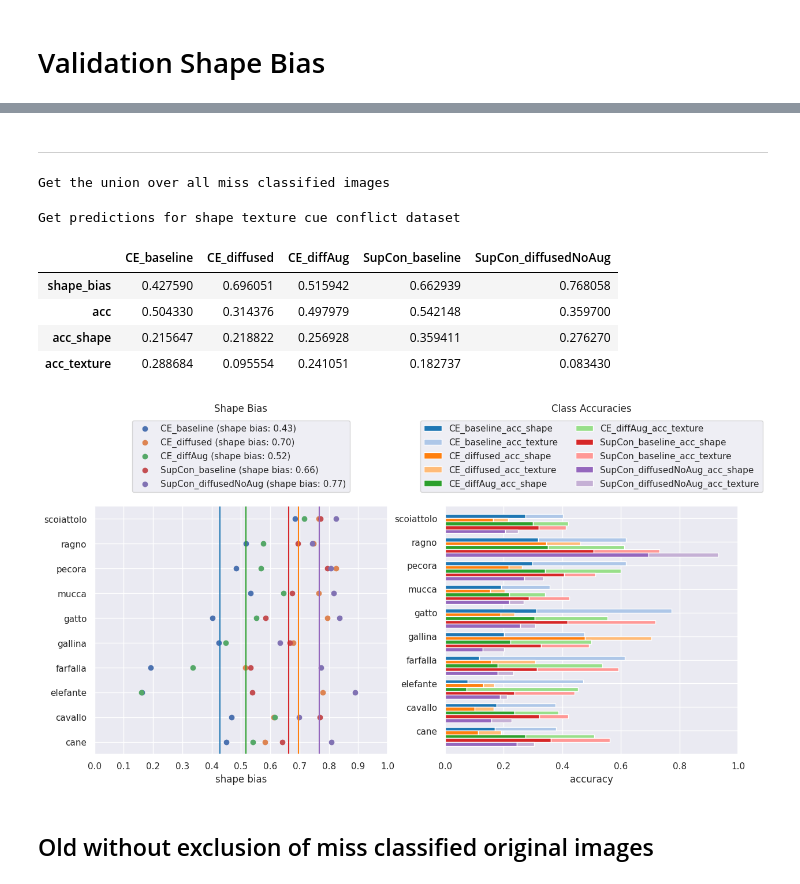
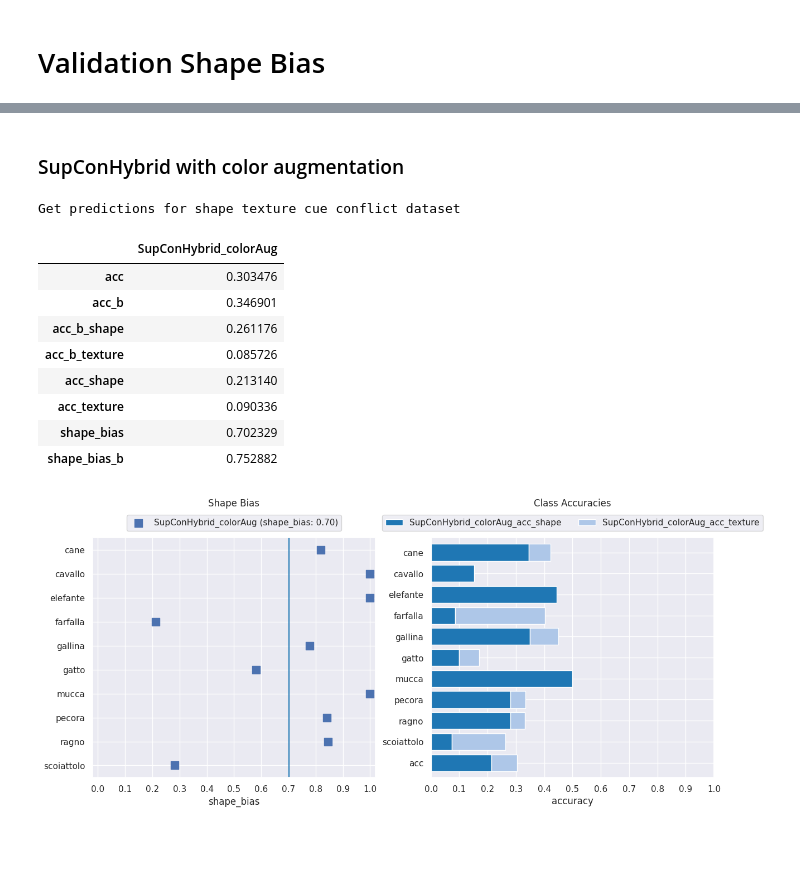
Before and after one commit to Thomas-Gottwald/SupContrastShape, a Jupyter notebook: validation_shape_bias.ipynb, the cells around one changed output, grey strips where cells are left out. Saved outputs shown, nothing was run; the diff lists cells and outputs as text; code cells hidden in the pictures; blank space fills up the shorter version.

```diff
--- a/validation_shape_bias.ipynb
+++ b/validation_shape_bias.ipynb
@@ -105,2 +167,0 @@ scoiattolo: 165/607 (0.27)
-# %% [markdown]
------------
@@ -117,22 +168,33 @@ dataset_stConflict = "./datasets/adaIN/shape_texture_conflict_animals10/"
+# %% [markdown]
+### SupConHybrid with color augmentation
+# %%
+cuda_device = 0
+
+models_dict = {"SupConHybrid_colorAug": ["./save/SupCon/animals10_diff_-1+4000/SupConHybrid_animals10_diff_-1+4000_resnet18_lr_0.125_decay_0.0001_bsz_26_temp_0.1_trial_0_colorAug_cosine/models/last.pth", ""]}
+
+dataset_stConflict = "./datasets/adaIN/shape_texture_conflict_animals10_two/"
+
+pred_dict, classes, exclude_original_dict = ut_val.evaluate_shape_texture_conflict(models_dict=models_dict, dataset_stConflict=dataset_stConflict, cuda_device=cuda_device)
+# %% [output]
+Get predictions for shape texture cue conflict dataset
 # %%
-pred_dict, classes = ut_val.evaluate_shape_texture_conflict(models_dict=models_dict, dataset_stConflict=dataset_stConflict, cuda_device=cuda_device)
 df_bias, class_biasses = ut_val.compute_shape_biases(pred_dict, classes)
 
 fig, axs = plt.subplots(ncols=2, figsize=(12, 5))
 fig.tight_layout(w_pad=3)
 
 ut_val.plot_shape_texture_conflict_bias(class_biasses, df_bias, ax=axs[0])
-ut_val.plot_class_accuracies_stacked(class_biasses, ax=axs[1])
+ut_val.plot_class_accuracies_stacked(class_biasses, df_bias, ax=axs[1])
 
 df_bias
 # %% [output]
-Get the union over all miss classified images
-Get predictions for shape texture cue conflict dataset
-|  | CE_baseline | CE_diffused | CE_diffAug | SupCon_baseline | SupCon_diffusedNoAug |
-| shape_bias | 0.427590 | 0.696051 | 0.515942 | 0.662939 | 0.768058 |
-| acc | 0.504330 | 0.314376 | 0.497979 | 0.542148 | 0.359700 |
-| acc_shape | 0.215647 | 0.218822 | 0.256928 | 0.359411 | 0.276270 |
-| acc_texture | 0.288684 | 0.095554 | 0.241051 | 0.182737 | 0.083430 |
+|  | SupConHybrid_colorAug |
+| acc | 0.303476 |
+| acc_b | 0.346901 |
+| acc_b_shape | 0.261176 |
+| acc_b_texture | 0.085726 |
+| acc_shape | 0.213140 |
+| acc_texture | 0.090336 |
+| shape_bias | 0.702329 |
+| shape_bias_b | 0.752882 |
-[figure, old version]
+[figure, new version]
-# %% [markdown]
-## Old without exclusion of miss classified original images
```
Also changed, not shown: parts of 22 cells of this notebook, 3 other files.
